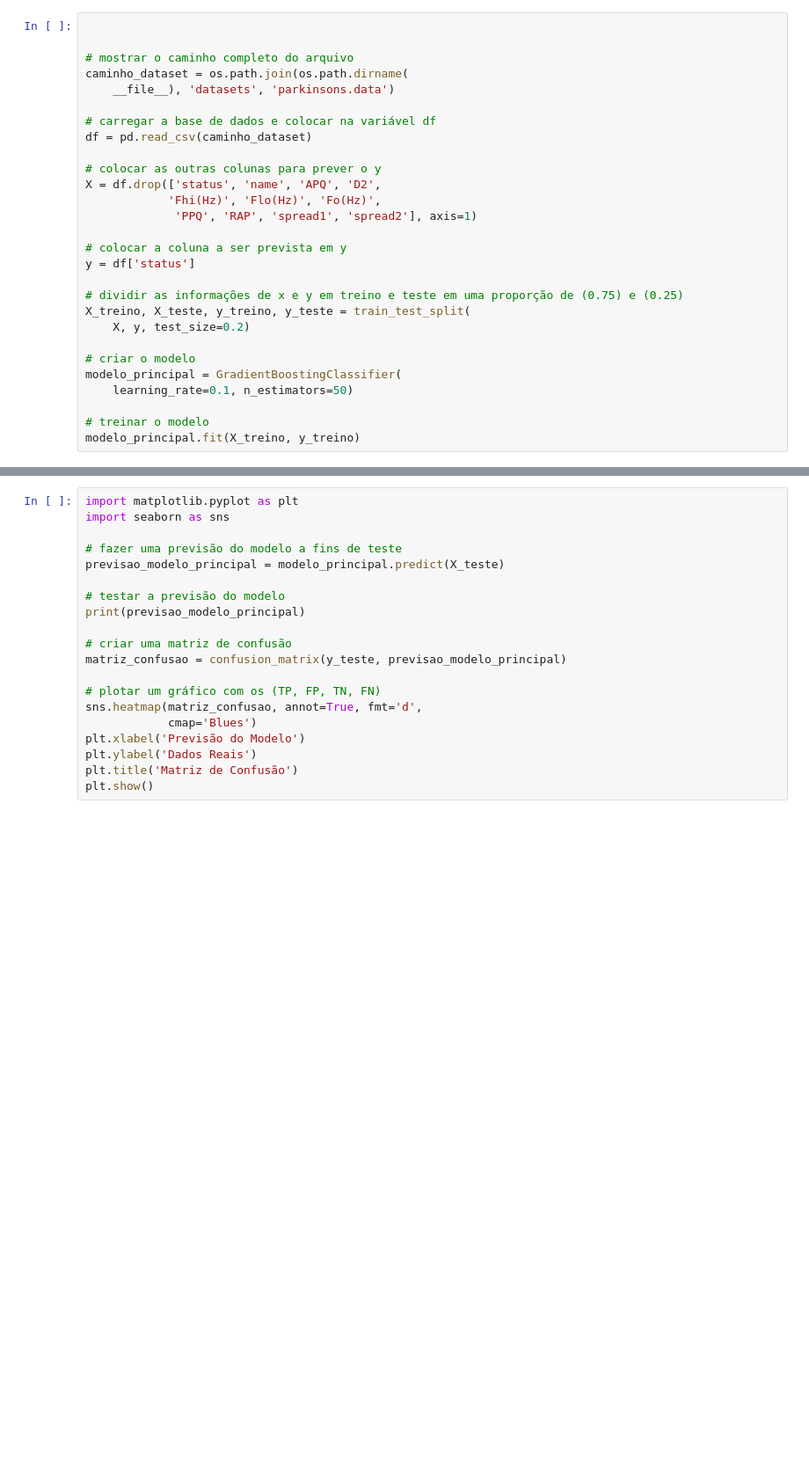
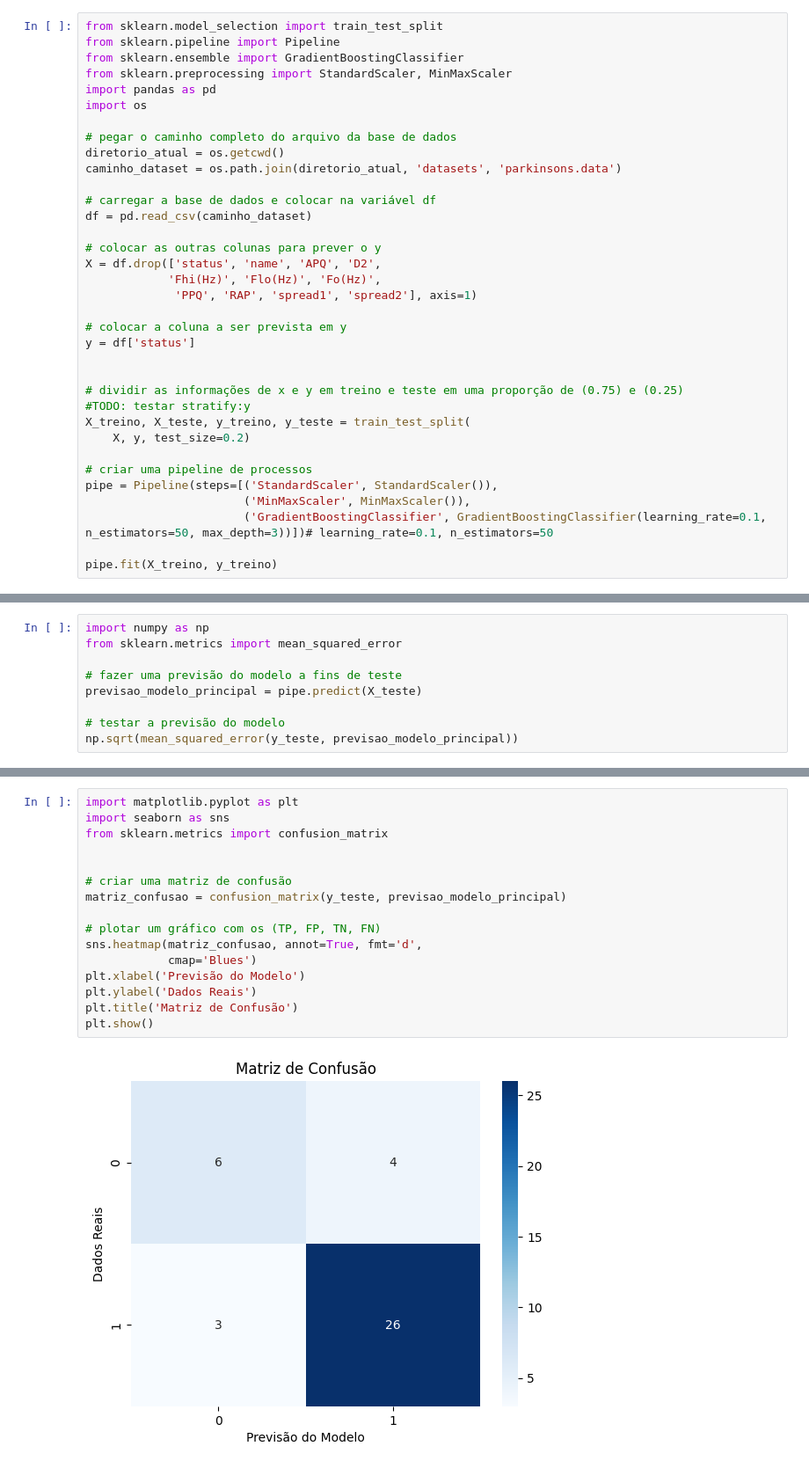
Before and after one commit to MartinezFelipe14/ParkinsonsAI_JupyterNtbk, a Jupyter notebook: main.ipynb, the cells around one changed output, grey strips where cells are left out. Shown at 88% size. Saved outputs shown, nothing was run; the diff lists cells and outputs as text; blank space fills up the shorter version.

Commit message:
criando pipeline

```diff
--- a/main.ipynb
+++ b/main.ipynb
@@ -7,9 +1,14 @@ import os
 # %%
+from sklearn.model_selection import train_test_split
+from sklearn.pipeline import Pipeline
+from sklearn.ensemble import GradientBoostingClassifier
+from sklearn.preprocessing import StandardScaler, MinMaxScaler
+import pandas as pd
+import os
 
-
-# mostrar o caminho completo do arquivo
-caminho_dataset = os.path.join(os.path.dirname(
-    __file__), 'datasets', 'parkinsons.data')
+# pegar o caminho completo do arquivo da base de dados
+diretorio_atual = os.getcwd()
+caminho_dataset = os.path.join(diretorio_atual, 'datasets', 'parkinsons.data')
 
 # carregar a base de dados e colocar na variável df
 df = pd.read_csv(caminho_dataset)
@@ -22,13 +21,15 @@ X = df.drop(['status', 'name', 'APQ', 'D2',
 # colocar a coluna a ser prevista em y
 y = df['status']
 
+
 # dividir as informações de x e y em treino e teste em uma proporção de (0.75) e (0.25)
+#TODO: testar stratify:y
 X_treino, X_teste, y_treino, y_teste = train_test_split(
     X, y, test_size=0.2)
 
-# criar o modelo
-modelo_principal = GradientBoostingClassifier(
-    learning_rate=0.1, n_estimators=50)
+# criar uma pipeline de processos
+pipe = Pipeline(steps=[('StandardScaler', StandardScaler()),
+                       ('MinMaxScaler', MinMaxScaler()),
+                       ('GradientBoostingClassifier', GradientBoostingClassifier(learning_rate=0.1, n_estimators=50, max_depth=3))])# learning_rate=0.1, n_estimators=50
 
-# treinar o modelo
-modelo_principal.fit(X_treino, y_treino)
+pipe.fit(X_treino, y_treino)
@@ -34,0 +41,9 @@ modelo_principal.fit(X_treino, y_treino)
+# %%
+import numpy as np
+from sklearn.metrics import mean_squared_error
+
+# fazer uma previsão do modelo a fins de teste
+previsao_modelo_principal = pipe.predict(X_teste)
+
+# testar a previsão do modelo
+np.sqrt(mean_squared_error(y_teste, previsao_modelo_principal))
@@ -35,21 +52,19 @@ modelo_principal.fit(X_treino, y_treino)
 # %%
 import matplotlib.pyplot as plt
 import seaborn as sns
+from sklearn.metrics import confusion_matrix
 
-# fazer uma previsão do modelo a fins de teste
-previsao_modelo_principal = modelo_principal.predict(X_teste)
-
-# testar a previsão do modelo
-print(previsao_modelo_principal)
 
 # criar uma matriz de confusão
 matriz_confusao = confusion_matrix(y_teste, previsao_modelo_principal)
 
 # plotar um gráfico com os (TP, FP, TN, FN)
 sns.heatmap(matriz_confusao, annot=True, fmt='d',
             cmap='Blues')
 plt.xlabel('Previsão do Modelo')
 plt.ylabel('Dados Reais')
 plt.title('Matriz de Confusão')
 plt.show()
+# %% [output]
+[figure, added]
 # %%
```
Also changed, not shown: parts of 4 cells of this notebook, 1 other file.
